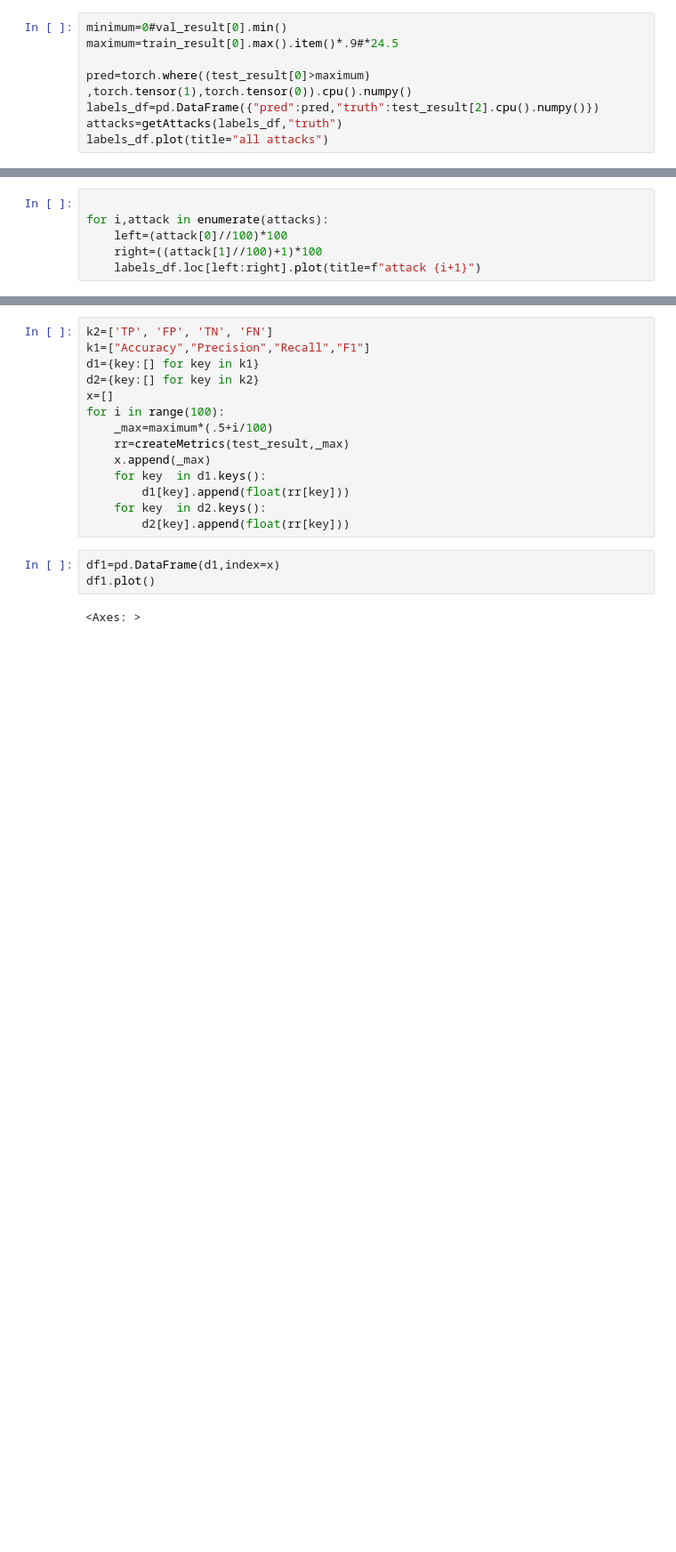
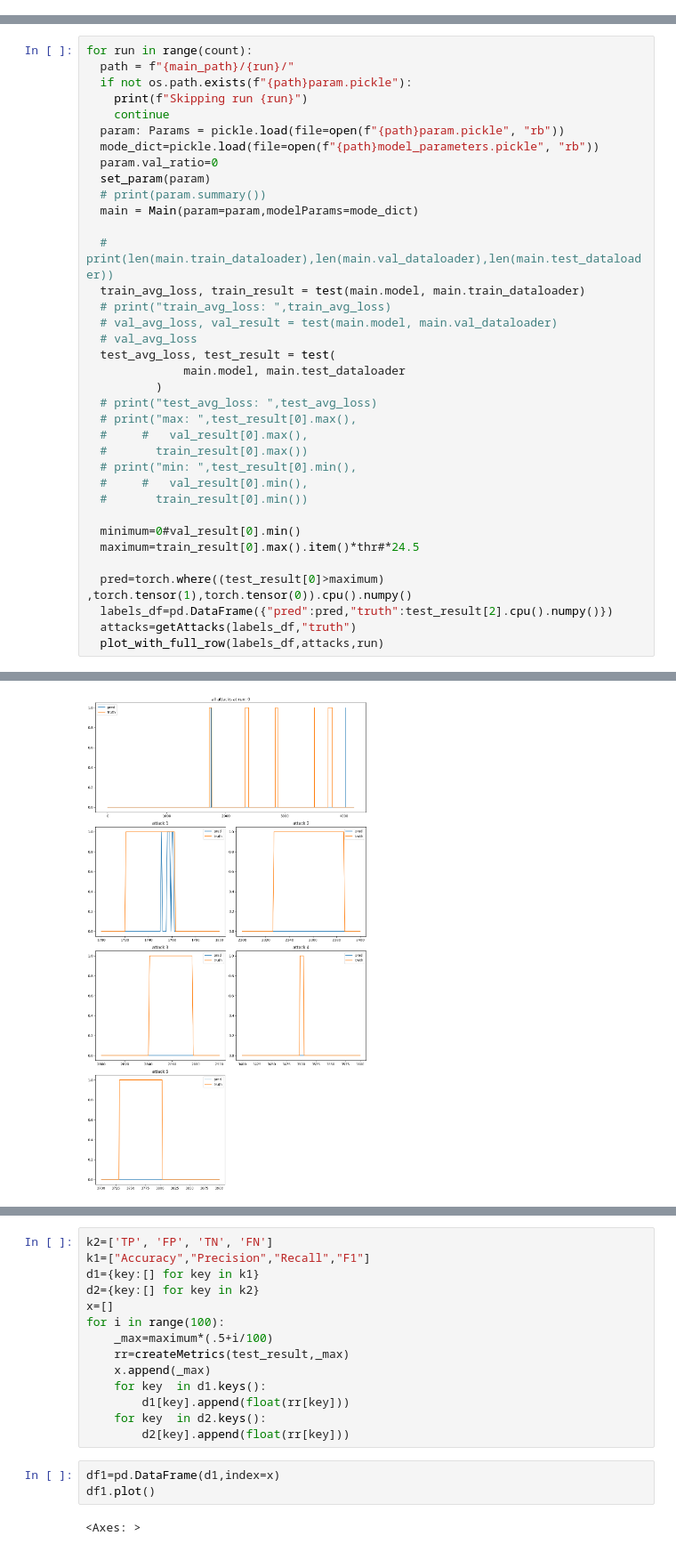
Before and after one commit to mhidea/GDN, a Jupyter notebook: run_next_label_test.ipynb, the cells around one changed output, grey strips where cells are left out. Shown: that part at 89% size. Cells and saved outputs as stored; diff of their text form; blank space fills up the shorter version.

```diff
--- a/run_next_label_test.ipynb
+++ b/run_next_label_test.ipynb
@@ -67,8 +15,0 @@ min:  tensor(0., device='cuda:0') tensor(3.4973e-20, device='cuda:0')
-# %%
-minimum=0#val_result[0].min()
-maximum=train_result[0].max().item()*.9#*24.5
-
-pred=torch.where((test_result[0]>maximum) ,torch.tensor(1),torch.tensor(0)).cpu().numpy()
-labels_df=pd.DataFrame({"pred":pred,"truth":test_result[2].cpu().numpy()})
-attacks=getAttacks(labels_df,"truth")
-labels_df.plot(title="all attacks")
@@ -85,6 +15,0 @@ Mean attack len:  1559.6
-# %%
-
-for i,attack in enumerate(attacks):
-    left=(attack[0]//100)*100
-    right=((attack[1]//100)+1)*100
-    labels_df.loc[left:right].plot(title=f"attack {i+1}")
@@ -104,0 +47,37 @@ for i,attack in enumerate(attacks):
+# %%
+for run in range(count):
+  path = f"{main_path}/{run}/"
+  if not os.path.exists(f"{path}param.pickle"):
+    print(f"Skipping run {run}")
+    continue
+  param: Params = pickle.load(file=open(f"{path}param.pickle", "rb"))
+  mode_dict=pickle.load(file=open(f"{path}model_parameters.pickle", "rb"))
+  param.val_ratio=0
+  set_param(param)
+  # print(param.summary())
+  main = Main(param=param,modelParams=mode_dict)
+
+  # print(len(main.train_dataloader),len(main.val_dataloader),len(main.test_dataloader))
+  train_avg_loss, train_result = test(main.model, main.train_dataloader)
+  # print("train_avg_loss: ",train_avg_loss)
+  # val_avg_loss, val_result = test(main.model, main.val_dataloader)
+  # val_avg_loss
+  test_avg_loss, test_result = test(
+              main.model, main.test_dataloader
+          )
+  # print("test_avg_loss: ",test_avg_loss)
+  # print("max: ",test_result[0].max(),
+  #     #   val_result[0].max(),
+  #       train_result[0].max())
+  # print("min: ",test_result[0].min(),
+  #     #   val_result[0].min(),
+  #       train_result[0].min())
+
+  minimum=0#val_result[0].min()
+  maximum=train_result[0].max().item()*thr#*24.5
+
+  pred=torch.where((test_result[0]>maximum) ,torch.tensor(1),torch.tensor(0)).cpu().numpy()
+  labels_df=pd.DataFrame({"pred":pred,"truth":test_result[2].cpu().numpy()})
+  attacks=getAttacks(labels_df,"truth")
+  plot_with_full_row(labels_df,attacks,run)
+# %% [output]
@@ -104,0 +102 @@ for i,attack in enumerate(attacks):
+[figure, added]
```
Also changed, not shown: parts of 17 cells of this notebook, 9 other files.
